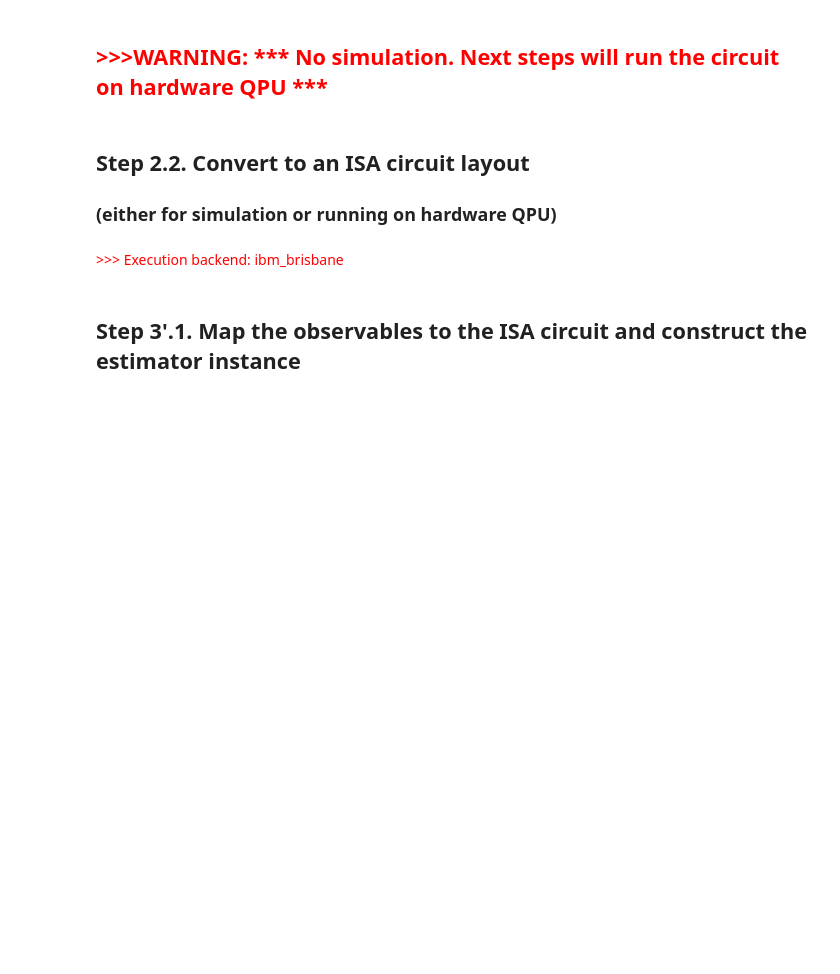
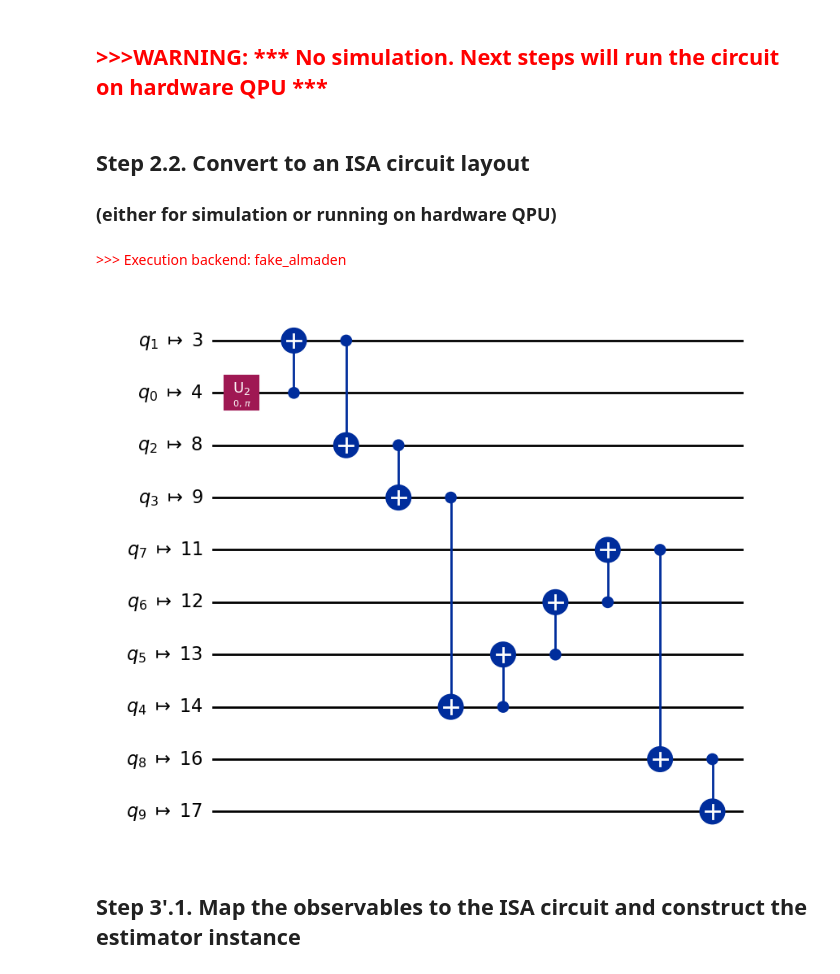
Before and after one commit to carloscanal/IBMQuantum, a Jupyter notebook: GHZstate.ipynb, the cells around one changed output. Cells and saved outputs as stored; diff of their text form; code cells hidden in the pictures; blank space fills up the shorter version.

```diff
--- a/GHZstate.ipynb
+++ b/GHZstate.ipynb
@@ -117,16 +117,17 @@ backend = service.least_busy(simulator=False, operational=True)
 # %%
 # Convert to an ISA circuit layout
 
 from qiskit.transpiler.preset_passmanagers import generate_preset_pass_manager
 
 display(Markdown('<span style="color:red">>>> Execution backend: ' + backend.backend_name + '</span>'))
 
 pm = generate_preset_pass_manager(backend=backend, optimization_level=1)
 isa_circuit = pm.run(qc)
 
-# isa_circuit.draw('mpl', idle_wires=False)       # draw cannot print a circuit with 100 qubits
+isa_circuit.draw('mpl', idle_wires=False)       # draw cannot print a circuit with 100 qubits
 # %% [output]
-<span style="color:red">>>> Execution backend: ibm_brisbane</span>
+<span style="color:red">>>> Execution backend: fake_almaden</span>
+[figure, added]
 # %% [markdown]
 <h2>Step 3'.1. Map the observables to the ISA circuit and construct the estimator instance</h2>
 # %%
```
Also changed, not shown: parts of 4 cells of this notebook, 10 other files.
